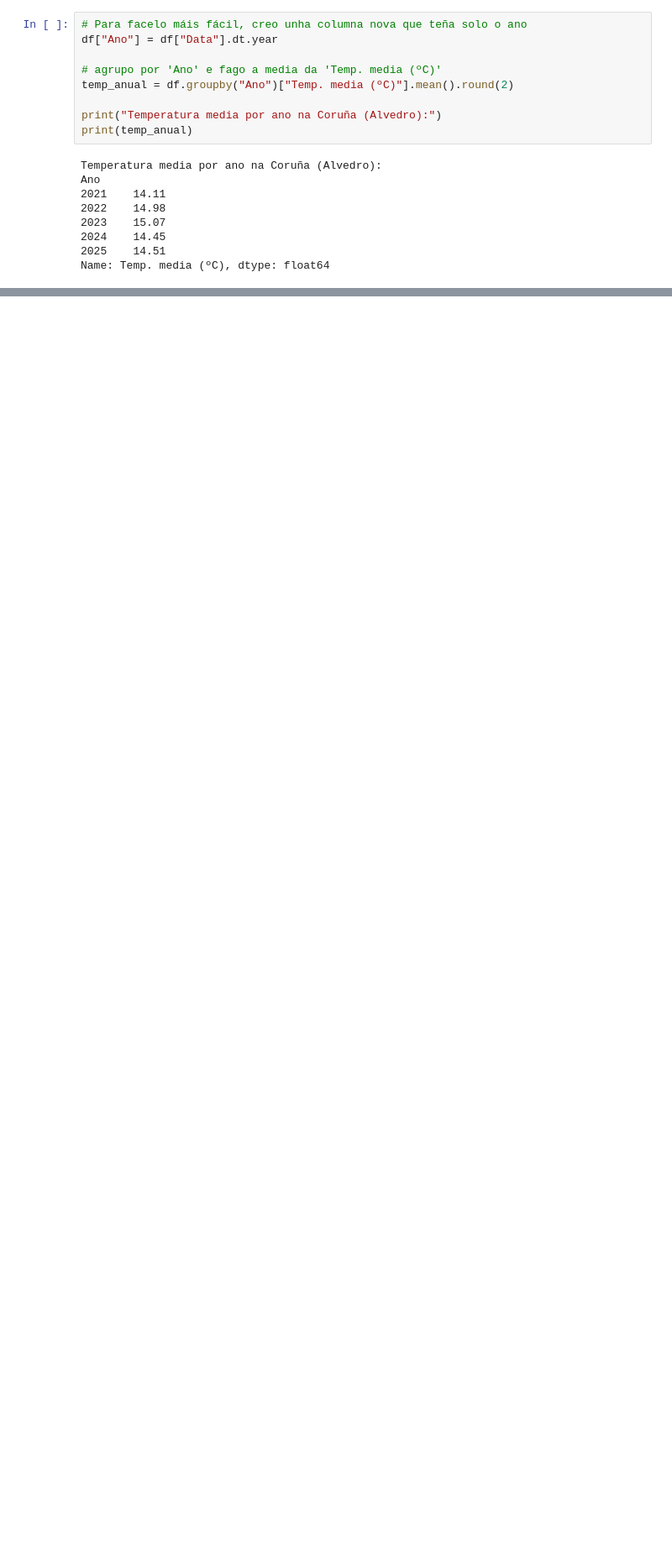
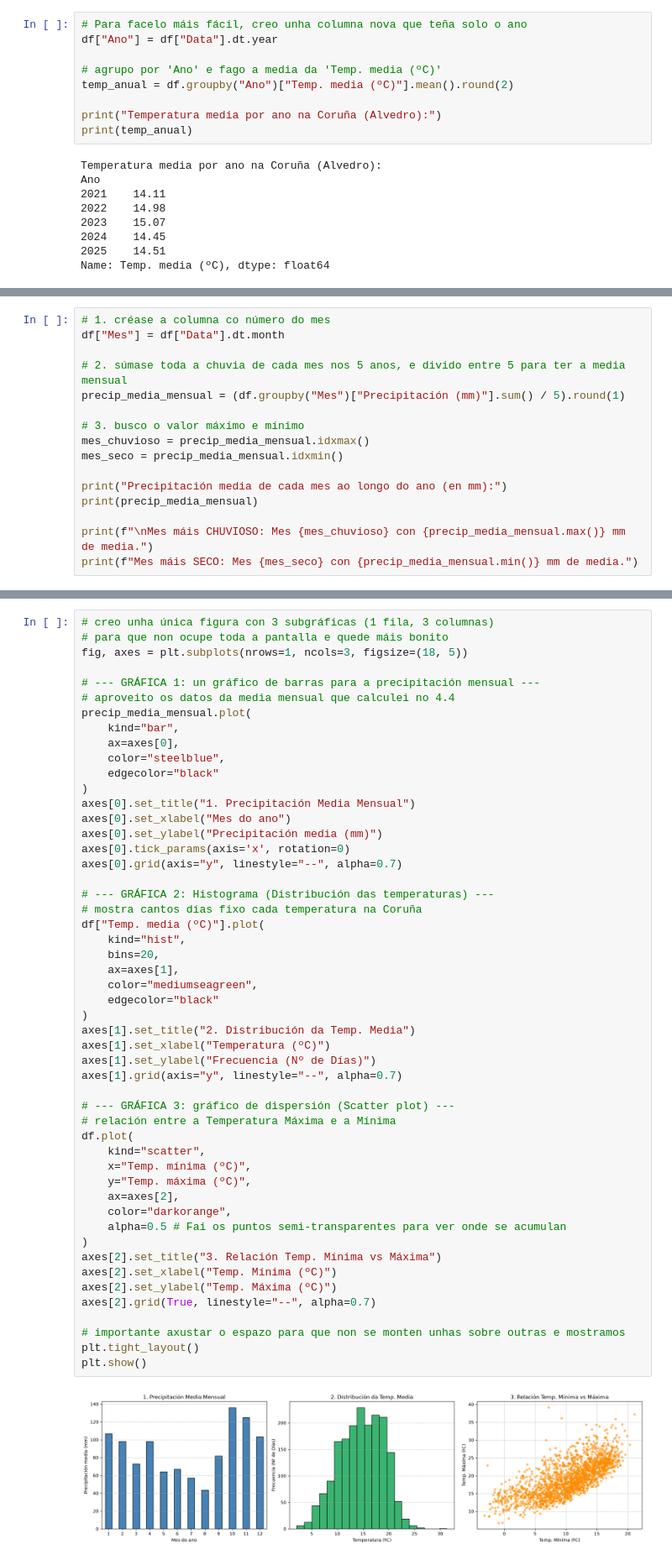
Before and after one commit to aroat-iabd/p1_que_tempo_fixo, a Jupyter notebook: p1_que_tempo_fixo/notebooks/p1.ipynb, the cells around one changed output, grey strips where cells are left out. Shown at 84% size. Saved outputs shown, nothing was run; the diff lists cells and outputs as text; blank space fills up the shorter version.

```diff
--- a/p1_que_tempo_fixo/notebooks/p1.ipynb
+++ b/p1_que_tempo_fixo/notebooks/p1.ipynb
@@ -291,0 +355,16 @@ Interpretación Q1: Observáse que a temperatura non ten unha tendencia liñal c
+# %%
+# 1. créase a columna co número do mes
+df["Mes"] = df["Data"].dt.month
+
+# 2. súmase toda a chuvia de cada mes nos 5 anos, e divido entre 5 para ter a media mensual
+precip_media_mensual = (df.groupby("Mes")["Precipitación (mm)"].sum() / 5).round(1)
+
+# 3. busco o valor máximo e mínimo
+mes_chuvioso = precip_media_mensual.idxmax()
+mes_seco = precip_media_mensual.idxmin()
+
+print("Precipitación media de cada mes ao longo do ano (en mm):")
+print(precip_media_mensual)
+
+print(f"\nMes máis CHUVIOSO: Mes {mes_chuvioso} con {precip_media_mensual.max()} mm de media.")
+print(f"Mes máis SECO: Mes {mes_seco} con {precip_media_mensual.min()} mm de media.")
@@ -291,0 +462,53 @@ Interpretación Q1: Observáse que a temperatura non ten unha tendencia liñal c
+# %%
+# creo unha única figura con 3 subgráficas (1 fila, 3 columnas)
+# para que non ocupe toda a pantalla e quede máis bonito
+fig, axes = plt.subplots(nrows=1, ncols=3, figsize=(18, 5))
+
+# --- GRÁFICA 1: un gráfico de barras para a precipitación mensual ---
+# aproveito os datos da media mensual que calculei no 4.4
+precip_media_mensual.plot(
+    kind="bar",
+    ax=axes[0],
+    color="steelblue",
+    edgecolor="black"
+)
+axes[0].set_title("1. Precipitación Media Mensual")
+axes[0].set_xlabel("Mes do ano")
+axes[0].set_ylabel("Precipitación media (mm)")
+axes[0].tick_params(axis='x', rotation=0)
+axes[0].grid(axis="y", linestyle="--", alpha=0.7)
+
+# --- GRÁFICA 2: Histograma (Distribución das temperaturas) ---
+# mostra cantos días fixo cada temperatura na Coruña
+df["Temp. media (ºC)"].plot(
+    kind="hist",
+    bins=20,
+    ax=axes[1],
+    color="mediumseagreen",
+    edgecolor="black"
+)
+axes[1].set_title("2. Distribución da Temp. Media")
+axes[1].set_xlabel("Temperatura (ºC)")
+axes[1].set_ylabel("Frecuencia (Nº de Días)")
+axes[1].grid(axis="y", linestyle="--", alpha=0.7)
+
+# --- GRÁFICA 3: gráfico de dispersión (Scatter plot) ---
+# relación entre a Temperatura Máxima e a Mínima
+df.plot(
+    kind="scatter",
+    x="Temp. mínima (ºC)",
+    y="Temp. máxima (ºC)",
+    ax=axes[2],
+    color="darkorange",
+    alpha=0.5 # Fai os puntos semi-transparentes para ver onde se acumulan
+)
+axes[2].set_title("3. Relación Temp. Mínima vs Máxima")
+axes[2].set_xlabel("Temp. Mínima (ºC)")
+axes[2].set_ylabel("Temp. Máxima (ºC)")
+axes[2].grid(True, linestyle="--", alpha=0.7)
+
+# importante axustar o espazo para que non se monten unhas sobre outras e mostramos
+plt.tight_layout()
+plt.show()
+# %% [output]
+[figure, added]
```
Also changed, not shown: parts of 38 cells of this notebook, 7 other files.
